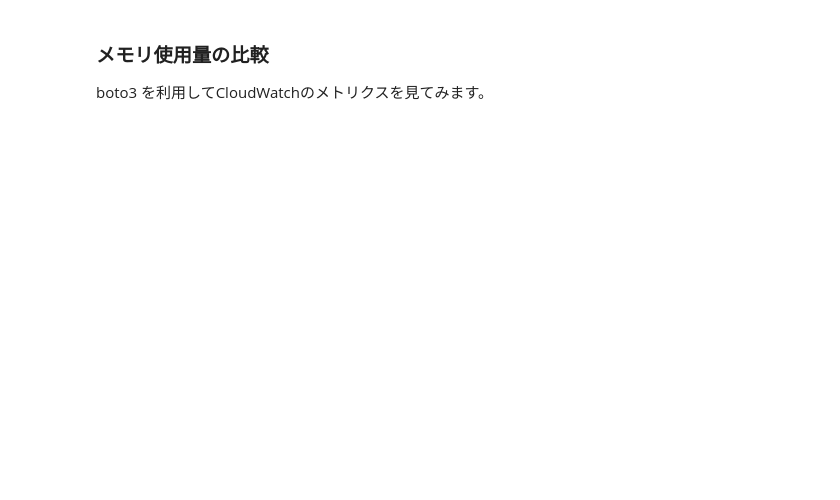
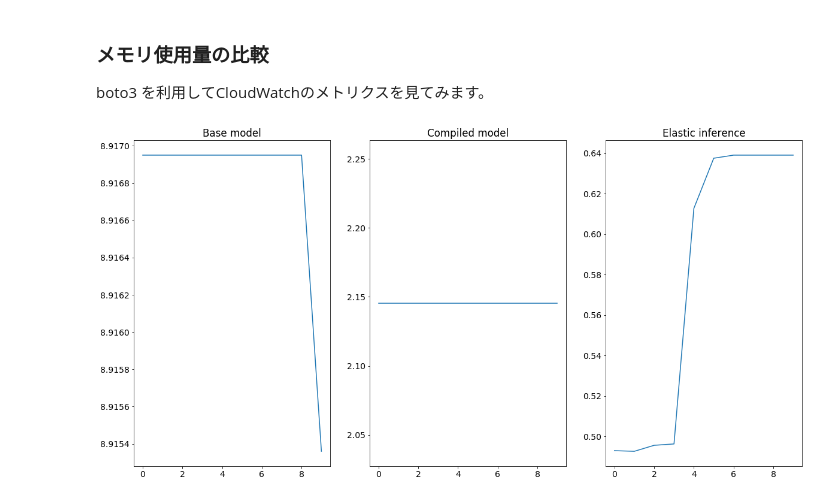
Before and after one commit to harusametime/sagemaker-notebooks, a Jupyter notebook: tf_neo_ei/tf_mobilenet_neo.ipynb, the cells around one changed output. Cells and saved outputs as stored; diff of their text form; code cells hidden in the pictures; blank space fills up the shorter version.

```diff
--- a/tf_neo_ei/tf_mobilenet_neo.ipynb
+++ b/tf_neo_ei/tf_mobilenet_neo.ipynb
@@ -246,6 +302,10 @@ boto3 を利用してCloudWatchのメトリクスを見てみます。
 import boto3
 from boto3.session import Session
 import datetime
+
+import boto3
+
+client = boto3.client('cloudwatch')
 
 response = client.get_metric_data(
     MetricDataQueries=[
@@ -316,32 +376,34 @@ response = client.get_metric_data(
             'ReturnData': True
         },
     ],
     StartTime=datetime.datetime.utcnow() - datetime.timedelta(seconds=1200),
     EndTime=datetime.datetime.utcnow(),
     ScanBy='TimestampAscending',
     MaxDatapoints=20000
 )
 
 results = response['MetricDataResults']
 for r in results:
     if r['Id'] == 'base':
         base_memory = r['Values'][:10]
     elif r['Id'] == 'compiled':
         compiled_memory = r['Values'][:10]
     elif r['Id'] == 'compiledei':
         compiled_ei_memory = r['Values'][:10]
 
 x_label  = range(10)
 fig = plt.figure(figsize=(20,10))
-plt.rcParams["font.size"] = 18
+plt.rcParams["font.size"] = 14
 ax1 = fig.add_subplot(1, 3, 1)
 plt.title(r"Base model")
 ax1.plot(x_label, base_memory)
 ax2 = fig.add_subplot(1, 3, 2)
 plt.title(r"Compiled model")
 ax2.plot(x_label, compiled_memory)
 ax3 = fig.add_subplot(1, 3, 3)
-plt.title(r"Compiled model with EI")
+plt.title(r"Elastic inference")
 ax3.plot(x_label, compiled_ei_memory)
 plt.show()
 fig.clf()
+# %% [output]
+[figure, added]
```
Also changed, not shown: parts of 11 cells of this notebook.
